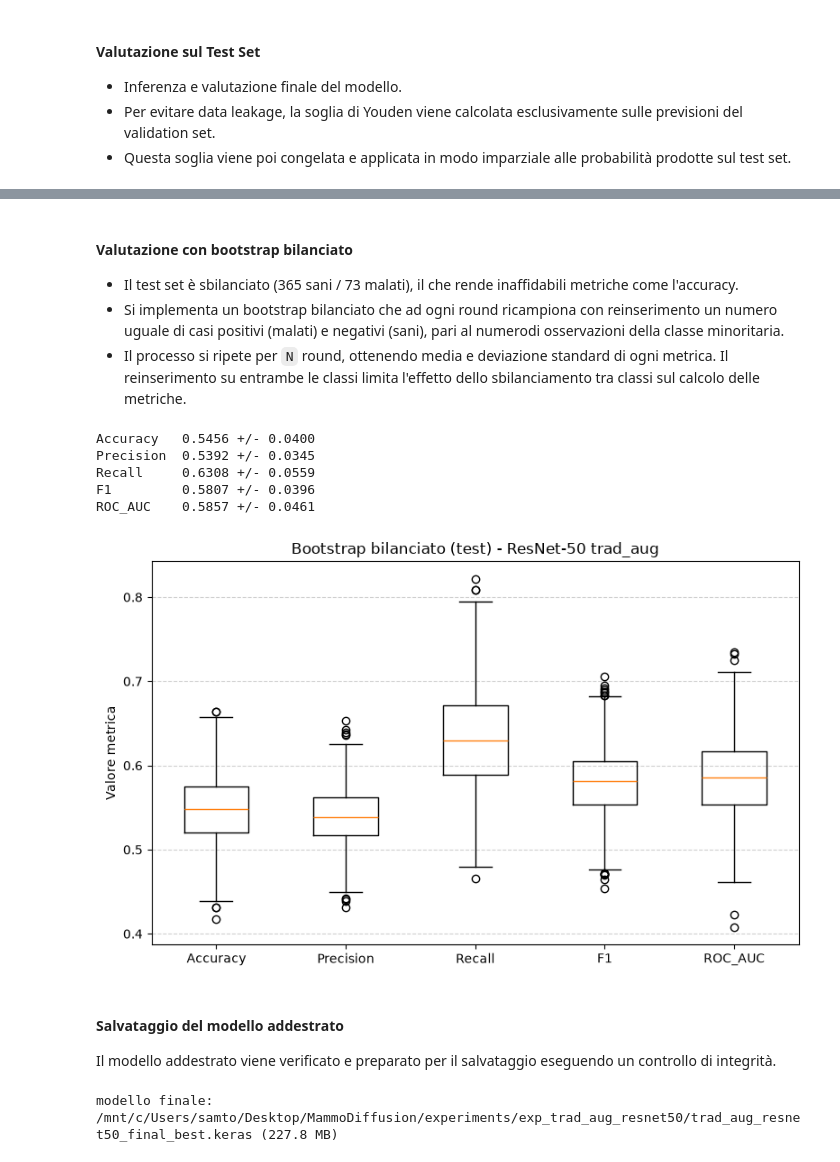
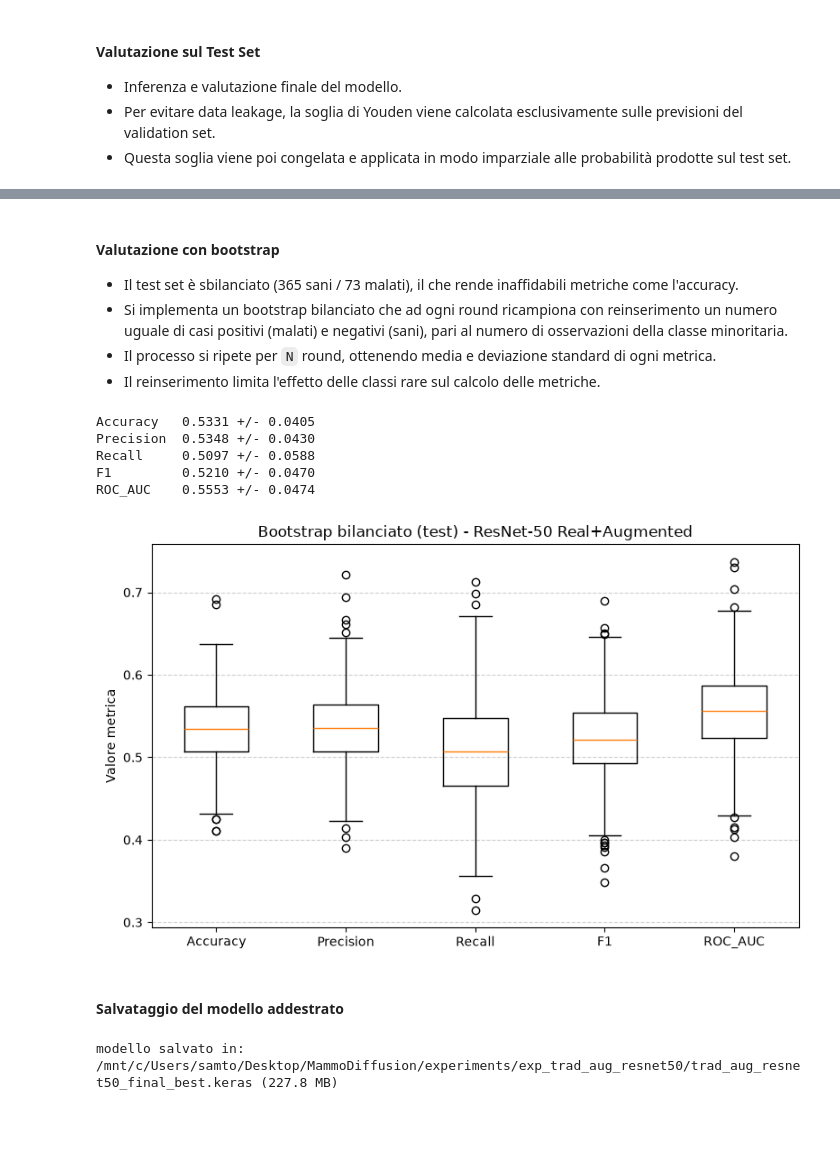
Before and after one commit to MarrasFederico/MammoDiffusion-v1.1, a Jupyter notebook: notebooks/10_Classificatore_Real_Augmented_ResNet-50_FineTuned.ipynb, the cells around one changed output, grey strips where cells are left out. Drawn from its saved outputs; the diff is of its cells as text; code cells hidden in the pictures; blank space fills up the shorter version.

Commit message:
run finale 10_ e run test 11_

```diff
--- a/notebooks/10_Classificatore_Real_Augmented_ResNet-50_FineTuned.ipynb
+++ b/notebooks/10_Classificatore_Real_Augmented_ResNet-50_FineTuned.ipynb
@@ -487,8 +444,9 @@ metriche salvate in test_metrics_resnet50.json
 # %% [markdown]
-#### Valutazione con bootstrap bilanciato
+#### Valutazione con bootstrap
 - Il test set è sbilanciato (365 sani / 73 malati), il che rende inaffidabili metriche come l'accuracy.
-- Si implementa un bootstrap bilanciato che ad ogni round ricampiona con reinserimento un numero uguale di casi positivi (malati) e negativi (sani), pari al numerodi osservazioni della classe minoritaria.
-- Il processo si ripete per `N` round, ottenendo media e deviazione standard di ogni metrica. Il reinserimento su entrambe le classi limita l'effetto dello sbilanciamento tra classi sul calcolo delle metriche.
+- Si implementa un bootstrap bilanciato che ad ogni round ricampiona con reinserimento un numero uguale di casi positivi (malati) e negativi (sani), pari al numero di osservazioni della classe minoritaria.
+- Il processo si ripete per `N` round, ottenendo media e deviazione standard di ogni metrica.
+- Il reinserimento limita l'effetto delle classi rare sul calcolo delle metriche.
 # %%
 #calcola metriche tramite bootstrap per compensare lo sbilanciamento tra classi
 def bootstrap_bilanciato(y_true, y_prob, threshold, n_rounds=1000, seed=SEED):
@@ -507,46 +465,45 @@ def bootstrap_bilanciato(y_true, y_prob, threshold, n_rounds=1000, seed=SEED):
         #unisce gli indici positivi e negativi ricampionati
         idx = np.concatenate([sel_pos, sel_neg])
         yt, yp = y_true[idx], y_prob[idx]
         pred = (yp >= threshold).astype(int)     #calcola predizioni basate sulla soglia di Youden
 
         #aggiorna liste dei risultati con metriche calcolate
         out['Accuracy'].append(accuracy_score(yt, pred))
         out['Precision'].append(precision_score(yt, pred, pos_label=1, zero_division=0))
         out['Recall'].append(recall_score(yt, pred, pos_label=1, zero_division=0))
         out['F1'].append(f1_score(yt, pred, pos_label=1, zero_division=0))
         out['ROC_AUC'].append(roc_auc_score(yt, yp))
 
     #stampa media e deviazione standard per ogni metrica
     for k, v in out.items():
         print("%-10s %.4f +/- %.4f" % (k, np.mean(v), np.std(v)))
     return out
 
 #lancia procedura di bootstrap e stampa risultati
 boot = bootstrap_bilanciato(test_true, test_prob, best_threshold, n_rounds=1000)
 
 #genera boxplot per visualizzare distribuzione delle metriche
 fig, ax = plt.subplots(figsize=(8, 5))
 ax.boxplot(list(boot.values()))
 ax.set_xticklabels(list(boot.keys()))
-ax.set_title('Bootstrap bilanciato (test) - ResNet-50 trad_aug')
+ax.set_title('Bootstrap bilanciato (test) - ResNet-50 Real+Augmented')
 ax.set_ylabel('Valore metrica'); ax.grid(True, axis='y', linestyle='--', alpha=0.6)
 #salva grafico e mostra risultati
 plt.tight_layout()
 fig.savefig(os.path.join(FIGURES_DIR, 'bootstrap_resnet50.png'), dpi=150, bbox_inches='tight')
 plt.show()
 # %% [output]
-Accuracy   0.5456 +/- 0.0400
-Precision  0.5392 +/- 0.0345
-Recall     0.6308 +/- 0.0559
-F1         0.5807 +/- 0.0396
-ROC_AUC    0.5857 +/- 0.0461
+Accuracy   0.5331 +/- 0.0405
+Precision  0.5348 +/- 0.0430
+Recall     0.5097 +/- 0.0588
+F1         0.5210 +/- 0.0470
+ROC_AUC    0.5553 +/- 0.0474
-[figure, old version]
+[figure, new version]
 # %% [markdown]
 #### Salvataggio del modello addestrato
-Il modello addestrato viene verificato e preparato per il salvataggio eseguendo un controllo di integrità.
 # %%
 MODEL_PATH = os.path.join(OUTPUT_DIR, 'trad_aug_resnet50_final_best.keras')     #percorso del modello salvato
 assert os.path.isfile(MODEL_PATH), f"modello non trovato: {MODEL_PATH}"     #verifica esistenza file prima di procedere
-print("modello finale:", MODEL_PATH, "(%.1f MB)" % (os.path.getsize(MODEL_PATH) / (1024 ** 2)))     #stampa percorso e dimensione in MB
+print("modello salvato in:", MODEL_PATH, "(%.1f MB)" % (os.path.getsize(MODEL_PATH) / (1024 ** 2)))     #stampa percorso e dimensione in MB
 # %% [output]
-modello finale: /mnt/c/Users/samto/Desktop/MammoDiffusion/experiments/exp_trad_aug_resnet50/trad_aug_resnet50_final_best.keras (227.8 MB)
+modello salvato in: /mnt/c/Users/samto/Desktop/MammoDiffusion/experiments/exp_trad_aug_resnet50/trad_aug_resnet50_final_best.keras (227.8 MB)
```
Also changed, not shown: parts of 12 cells of this notebook, 16 other files.
